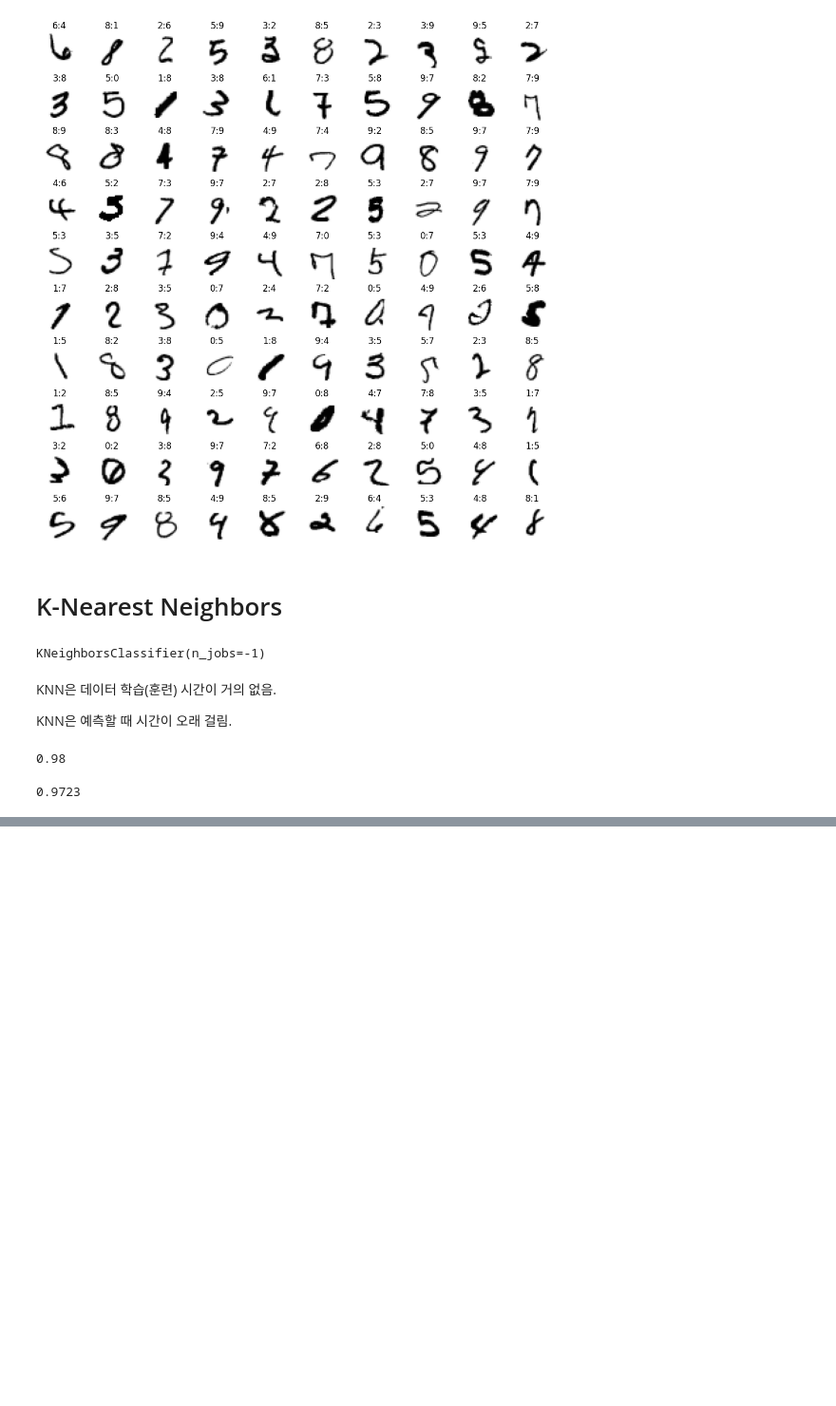
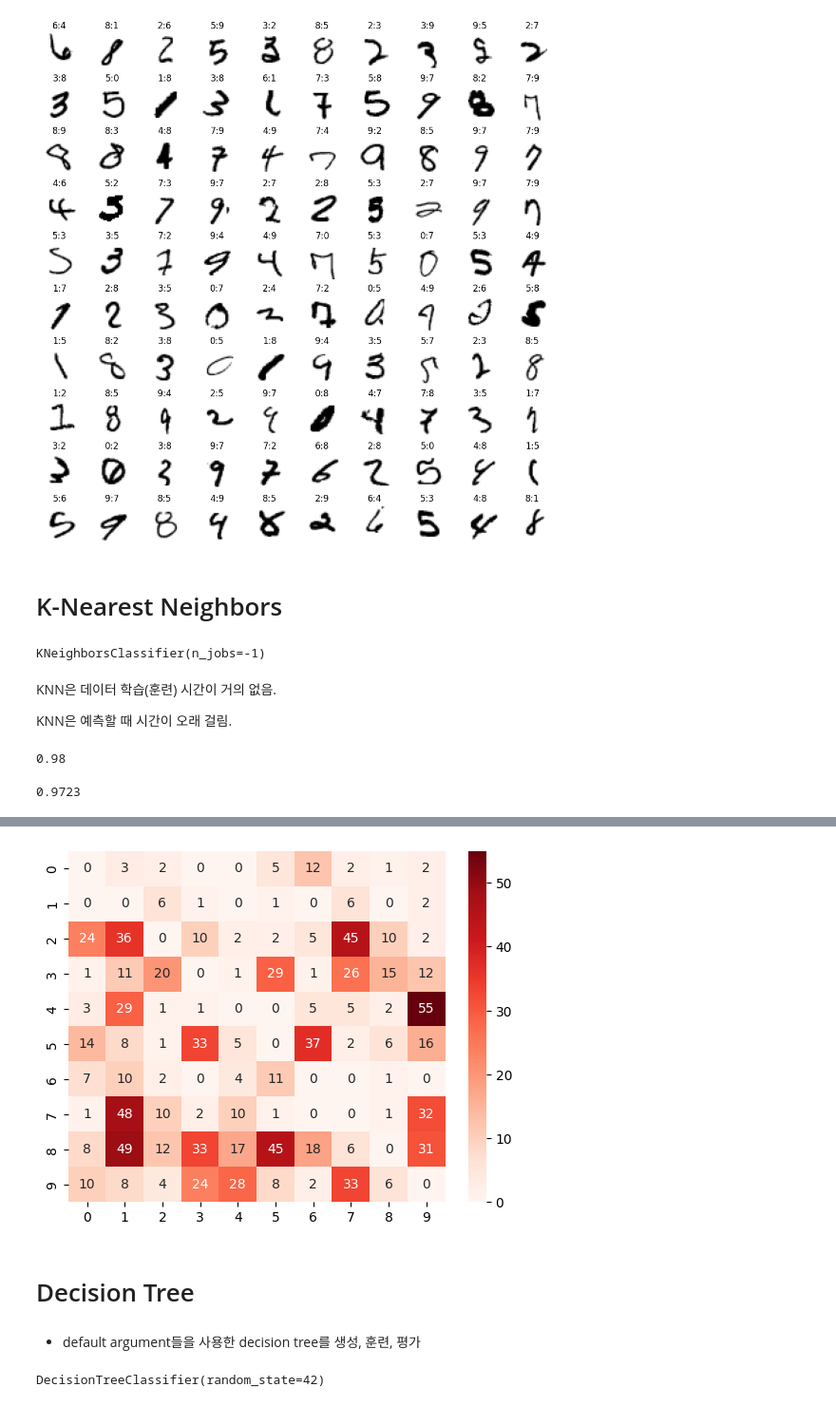
Before and after one commit to JakeOh/202605_BD57, a Jupyter notebook: lab_ml/ml13_mnist.ipynb, the cells around one changed output, grey strips where cells are left out. Shown at 95% size. Saved outputs shown, nothing was run; the diff lists cells and outputs as text; code cells hidden in the pictures; blank space fills up the shorter version.

```diff
--- a/lab_ml/ml13_mnist.ipynb
+++ b/lab_ml/ml13_mnist.ipynb
@@ -366,0 +369,5 @@ knn.score(X=x_val, y=y_val)  # 검증 셋 정확도
+# %%
+tr_pred = knn.predict(X=x_tr)  # 훈련 셋 예측값
+# %%
+tr_cm = confusion_matrix(y_true=y_tr, y_pred=tr_pred)
+print(tr_cm)
@@ -366,0 +400,9 @@ knn.score(X=x_val, y=y_val)  # 검증 셋 정확도
+# %%
+sns.heatmap(data=tr_cm, cmap='Reds', annot=True, fmt='d')
+plt.show()
+# %% [output]
+[figure, added]
+# %% [markdown]
+# Decision Tree
+# %% [markdown]
+*   default argument들을 사용한 decision tree를 생성, 훈련, 평가
@@ -366,0 +411,4 @@ knn.score(X=x_val, y=y_val)  # 검증 셋 정확도
+# %%
+tree.fit(X=x_tr, y=y_tr)
+# %% [output]
+DecisionTreeClassifier(random_state=42)
```
Also changed, not shown: parts of 21 cells of this notebook.
